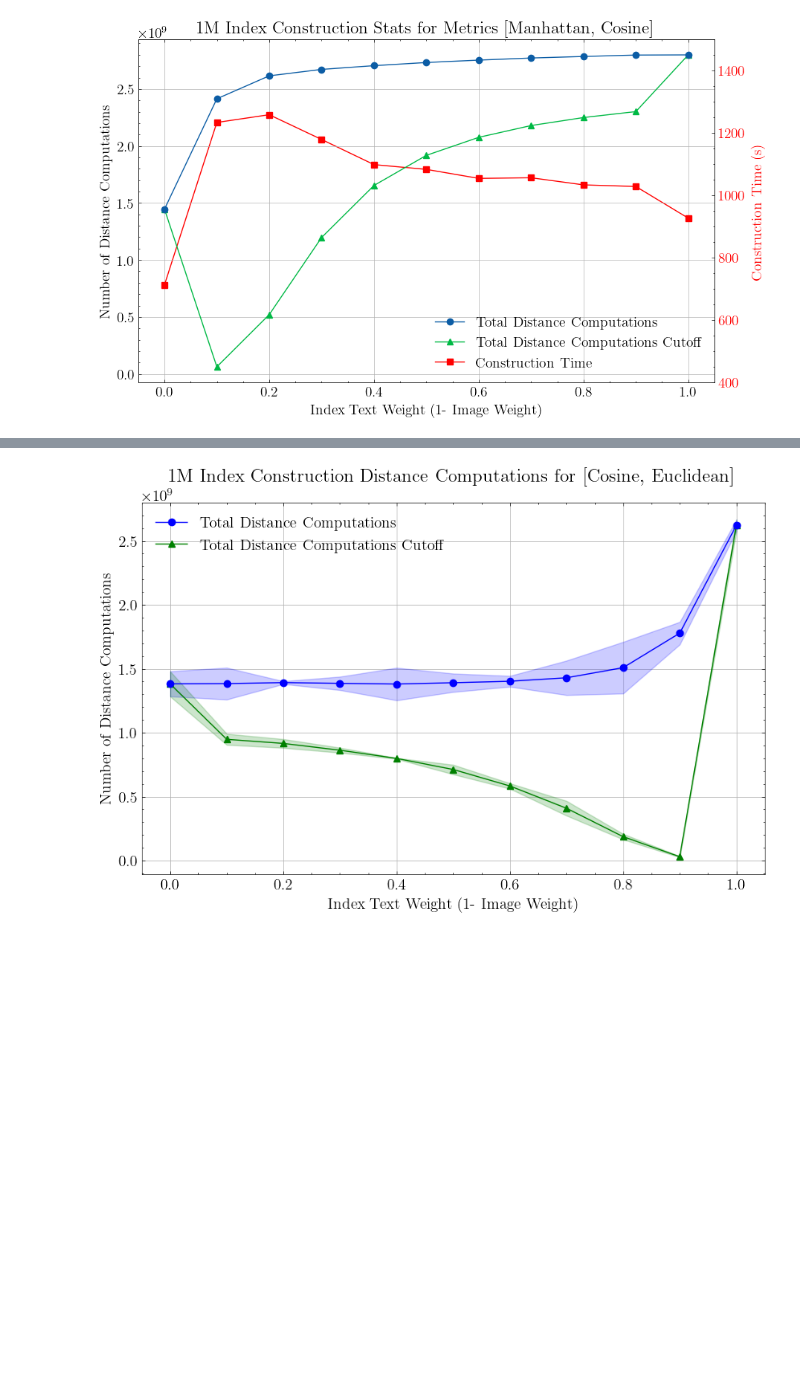
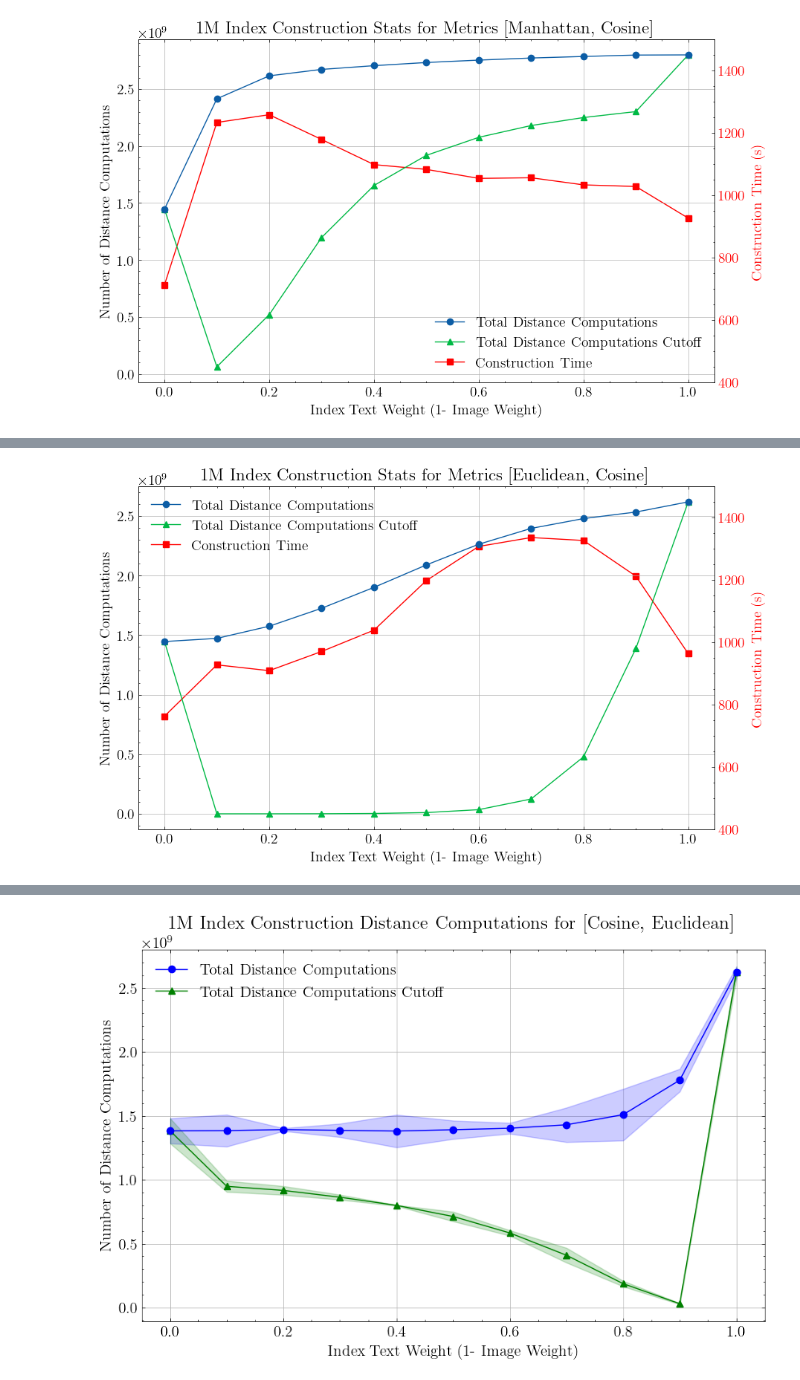
Before and after one commit to yavuzff/scalable-multimodal-similarity-search, a Jupyter notebook: notebooks/plot_graphs_weights_exp.ipynb, the cells around one changed output, grey strips where cells are left out. Cells and saved outputs as stored; diff of their text form; code cells hidden in the pictures; blank space fills up the shorter version.

```diff
--- a/notebooks/plot_graphs_weights_exp.ipynb
+++ b/notebooks/plot_graphs_weights_exp.ipynb
@@ -275,0 +285,7 @@ plot_construction_distance_calls(params, times, total_distance_calls, num_lazy_d
+# %%
+seed = 60
+params, times, num_compute_distance_calls, num_lazy_distance_calls, total_distance_calls, num_lazy_distance_cutoffs = get_construction_data_per_metric_and_seed(["euclidean", "cosine"], seed=60)
+
+plot_construction_distance_calls(params, times, total_distance_calls, num_lazy_distance_cutoffs, plot_time=True, index_seed=seed)
+# %% [output]
+[figure, added]
```
Also changed, not shown: parts of 30 cells of this notebook, 1 other file.
